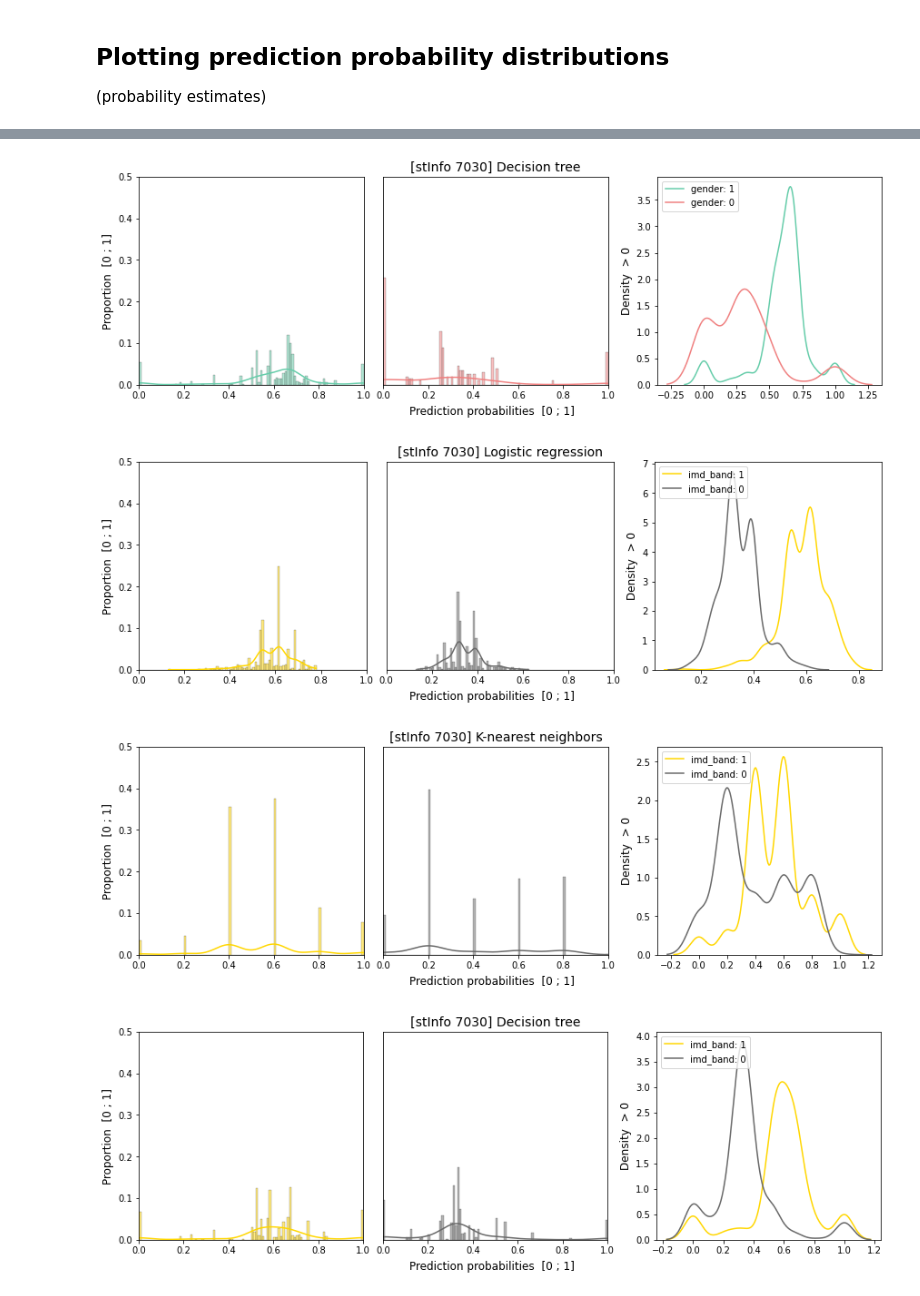
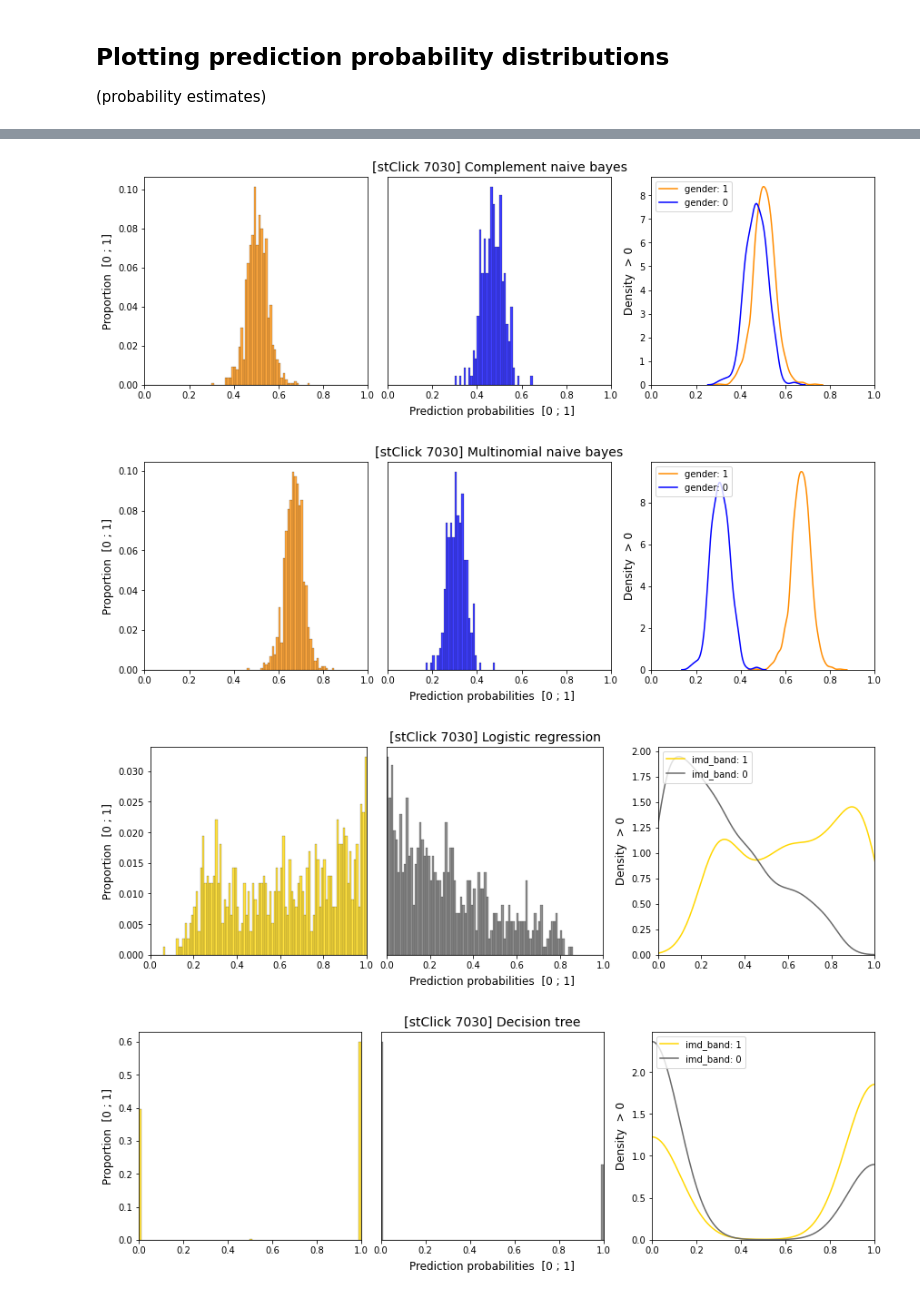
Before and after one commit to melinaverger/MADD, a Jupyter notebook: experiment/distrib_plots.nbconvert.ipynb, the cells around one changed output, grey strips where cells are left out. Drawn from its saved outputs; the diff is of its cells as text; code cells hidden in the pictures.

```diff
--- a/experiment/distrib_plots.nbconvert.ipynb
+++ b/experiment/distrib_plots.nbconvert.ipynb
@@ -33,8 +32,10 @@ import similaritymeasures
 DATA = pickle.load(open("../data/DATA", "rb"))
 SPLIT = pickle.load(open("../data/SPLIT", "rb"))
 SFEATURES = pickle.load(open("../data/SFEATURES", "rb"))
+NB_COMPO = pickle.load(open("../data/NB_COMPO", "rb"))
 
 print(DATA)
 print(SPLIT)
 print(SFEATURES)
+print(NB_COMPO)
 # %% [output]
@@ -75,8 +77,10 @@ for sensfeat in SFEATURES:
 for sensfeat in SFEATURES:
 
     if sensfeat == "gender":
-        color_gp_1 = "mediumaquamarine"
-        color_gp_0 = "lightcoral"
+        color_gp_1 = "darkorange"
+        color_gp_0 = "blue"
+        #color_gp_1 = "mediumaquamarine"
+        #color_gp_0 = "lightcoral"
     elif sensfeat == "imd_band":
         color_gp_1 = "gold"
         color_gp_0 = "dimgray"
@@ -95,6 +99,10 @@ for sensfeat in SFEATURES:
             model_name = "Decision tree"
         elif mod_name == "clf_rf":
             model_name = "Random forest"
+        elif mod_name == "clf_cnb":
+            model_name = "Complement naive bayes"
+        elif mod_name == "clf_mnb":
+            model_name = "Multinomial naive bayes"
         else:
             print("Invalid model.")
             exit()
@@ -102,12 +110,12 @@ for sensfeat in SFEATURES:
         fig, axes = plt.subplots(1, 3, figsize=(12, 4), constrained_layout=True)
         fig.supxlabel("Prediction probabilities  [0 ; 1]", fontsize=12)
         # plot the 2 y_pred_{sensitive feature for group 0/1} separately
-        ax0 = sns.histplot(ax=axes[0], data=models[mod_name].predict_proba(dict_subsets_test["X"+ "_test_" + sensfeat + "_"+ "1"])[:, 1], kde=True, stat="proportion", color=color_gp_1, bins=np.linspace(0,1,101))
-        ax0.set_ylim(0, 0.5)
+        ax0 = sns.histplot(ax=axes[0], data=models[mod_name].predict_proba(dict_subsets_test["X"+ "_test_" + sensfeat + "_"+ "1"])[:, 1], kde=False, stat="proportion", color=color_gp_1, bins=np.linspace(0,1,NB_COMPO))
+        #ax0.set_ylim(0, 0.3)
         ax0.set_xlim(0, 1)
         ax0.set_ylabel("Proportion  [0 ; 1]", fontsize=12)
-        ax1 = sns.histplot(ax=axes[1], data=models[mod_name].predict_proba(dict_subsets_test["X"+ "_test_" + sensfeat + "_"+ "0"])[:, 0], kde=True, stat="proportion", color=color_gp_0, bins=np.linspace(0,1,101))
-        ax1.set_ylim(0, 0.5)
+        ax1 = sns.histplot(ax=axes[1], data=models[mod_name].predict_proba(dict_subsets_test["X"+ "_test_" + sensfeat + "_"+ "0"])[:, 0], kde=False, stat="proportion", color=color_gp_0, bins=np.linspace(0,1,NB_COMPO))
+        #ax1.set_ylim(0, 0.3)
         ax1.set_xlim(0, 1)
         ax1.set_yticklabels([]) # turn off y ticks labels
         ax1.yaxis.set_visible(False)
@@ -115,6 +123,8 @@ for sensfeat in SFEATURES:
         ax2 = sns.kdeplot(ax=axes[2], data=models[mod_name].predict_proba(dict_subsets_test["X"+ "_test_" + sensfeat + "_"+ "1"])[:, 1], color=color_gp_1, label=sensfeat + ": 1")
         ax2 = sns.kdeplot(ax=axes[2], data=models[mod_name].predict_proba(dict_subsets_test["X"+ "_test_" + sensfeat + "_"+ "0"])[:, 0], color=color_gp_0, label=sensfeat + ": 0")
         ax2.set_ylabel("Density  > 0", fontsize=12)
+        ax2.set_xlim(0, 1)
+
         plt.legend(loc="upper left")
         ax1.set_title(f"[{DATA} {SPLIT}] {model_name}", loc="center", fontsize=14)
 # %% [output]
@@ -123,4 +133,4 @@ for sensfeat in SFEATURES:
-[figure, old version]
+[figure, new version]
-[figure, old version]
+[figure, new version]
-[figure, old version]
+[figure, new version]
-[figure, old version]
+[figure, new version]
```
Also changed, not shown: parts of 3 cells of this notebook, 39 other files.
